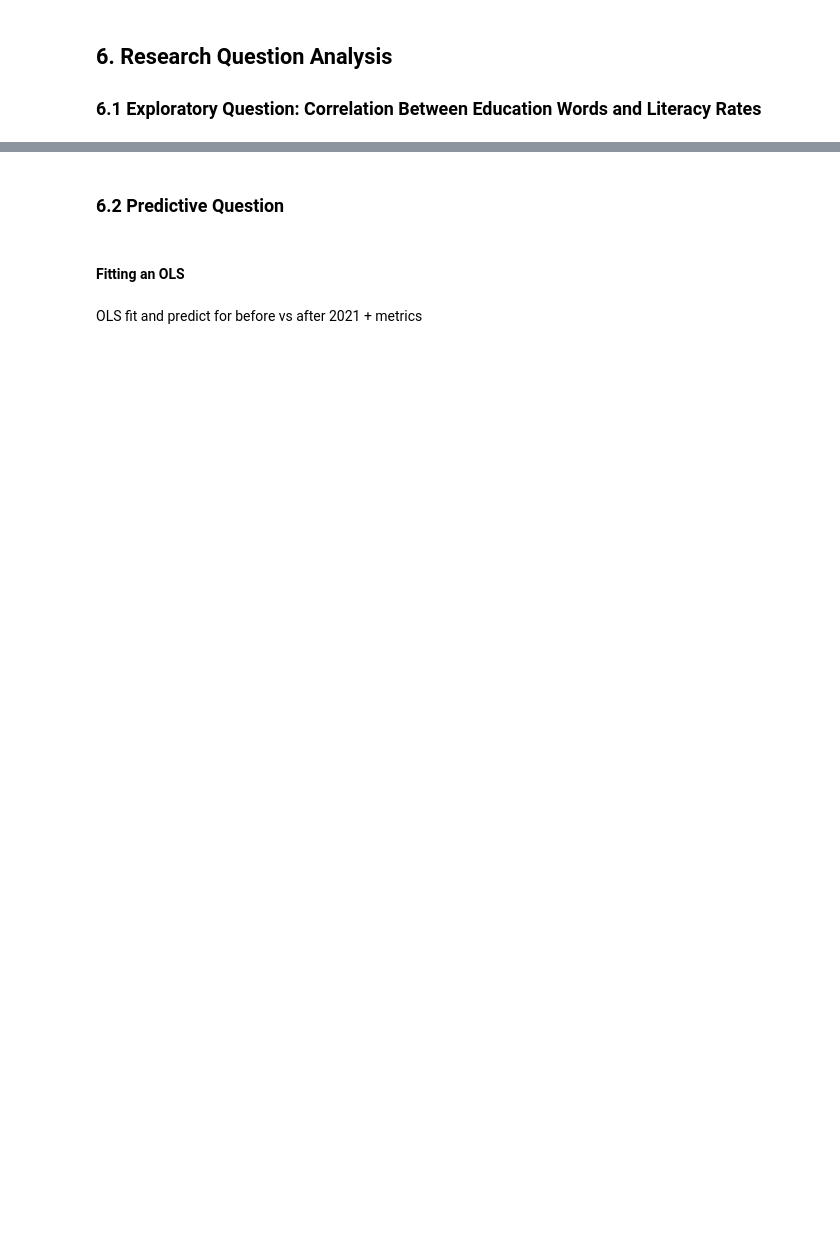
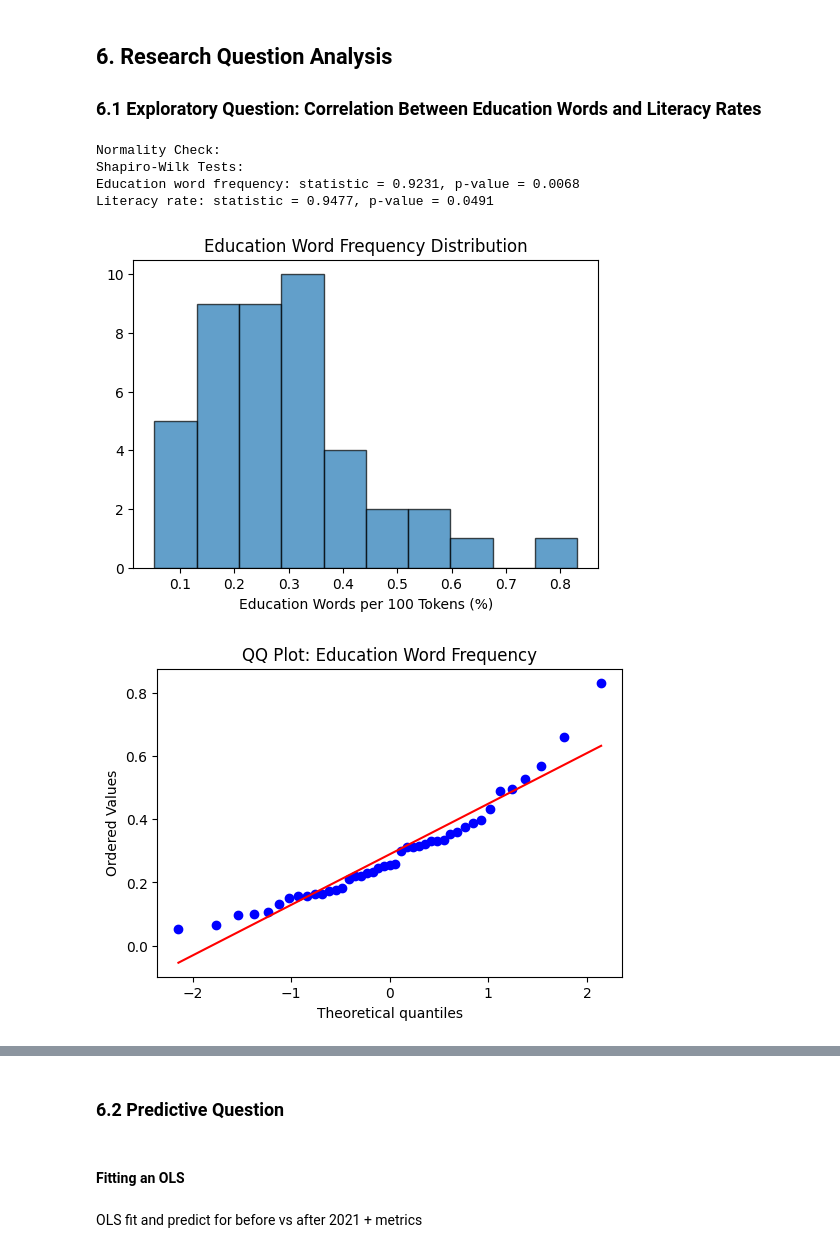
Before and after one commit to bgrsph/Fundamentals-of-Data-Science-Group-Assignments-, a Jupyter notebook: Assignment 1/Analysis_fix.ipynb, the cells around one changed output, grey strips where cells are left out. Drawn from its saved outputs; the diff is of its cells as text; code cells hidden in the pictures; blank space fills up the shorter version.

```diff
--- a/Assignment 1/Analysis_fix.ipynb
+++ b/Assignment 1/Analysis_fix.ipynb
@@ -888,3 +818,57 @@ Name: Literacy_Rate, dtype: float64
 ## 6. Research Question Analysis
 
 ### 6.1 Exploratory Question: Correlation Between Education Words and Literacy Rates
+# %%
+# Calculate mean education word frequency and total education words per country
+edu_stats = df_africa.groupby('Country or Area').agg({
+    'edu_per': 'mean',
+    'n_tokens': 'mean',
+    'edu_total': 'mean',
+    'Literacy_Rate': 'mean',
+    'Education_Expenditure_GDP_Pct': 'mean'  # And mean expenditure
+}).reset_index()
+
+# Check the normality of the data distributions: education word frequency and literacy rate
+print("\nNormality Check:")
+
+# Shapiro-Wilk tests
+stat_edu, p_edu = stats.shapiro(edu_stats['edu_per'])
+stat_lit, p_lit = stats.shapiro(edu_stats['Literacy_Rate'])
+
+print("Shapiro-Wilk Tests:")
+print(f"Education word frequency: statistic = {stat_edu:.4f}, p-value = {p_edu:.4f}")
+print(f"Literacy rate: statistic = {stat_lit:.4f}, p-value = {p_lit:.4f}")
+
+# Education Word Frequency Histogram
+plt.figure(figsize=(6, 4))
+plt.hist(edu_stats['edu_per'], bins=10, alpha=0.7, edgecolor='black')
+plt.title('Education Word Frequency Distribution')
+plt.xlabel('Education Words per 100 Tokens (%)')
+plt.show()
+
+# QQ Plot: Education Word Frequency
+plt.figure(figsize=(6, 4))
+stats.probplot(edu_stats['edu_per'], dist="norm", plot=plt)
+plt.title('QQ Plot: Education Word Frequency')
+plt.show()
+
+# Literacy Rate Histogram
+plt.figure(figsize=(6, 4))
+plt.hist(edu_stats['Literacy_Rate'], bins=10, alpha=0.7, edgecolor='black')
+plt.title('Literacy Rate Distribution')
+plt.xlabel('Literacy Rate (%)')
+plt.show()
+
+
+# QQ Plot: Literacy Rate
+plt.figure(figsize=(6, 4))
+stats.probplot(edu_stats['Literacy_Rate'], dist="norm", plot=plt)
+plt.title('QQ Plot: Literacy Rate')
+plt.show()
+# %% [output]
+Normality Check:
+Shapiro-Wilk Tests:
+Education word frequency: statistic = 0.9231, p-value = 0.0068
+Literacy rate: statistic = 0.9477, p-value = 0.0491
+[figure, added]
+[figure, added]
```
Also changed, not shown: parts of 33 cells of this notebook.
